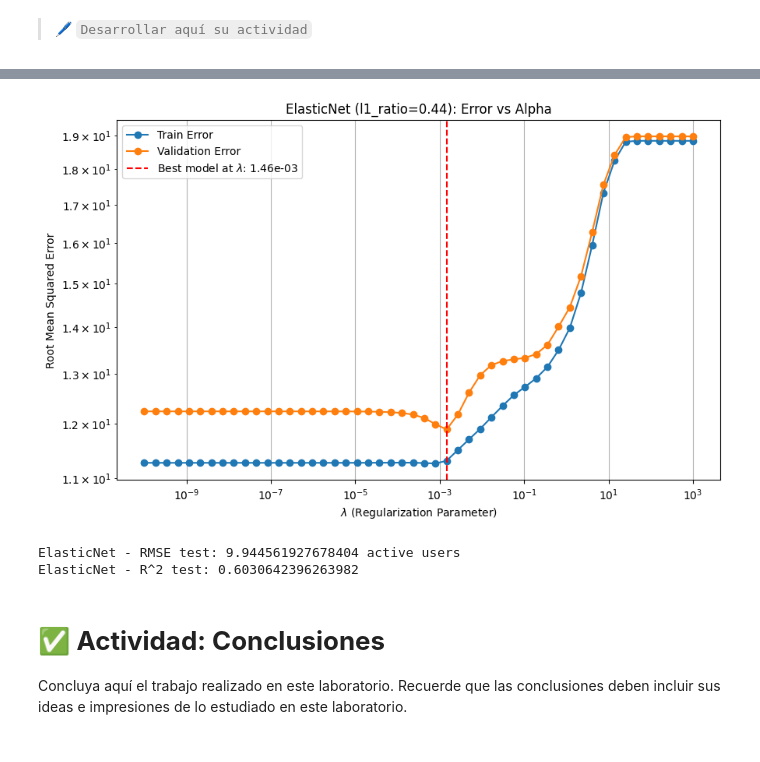
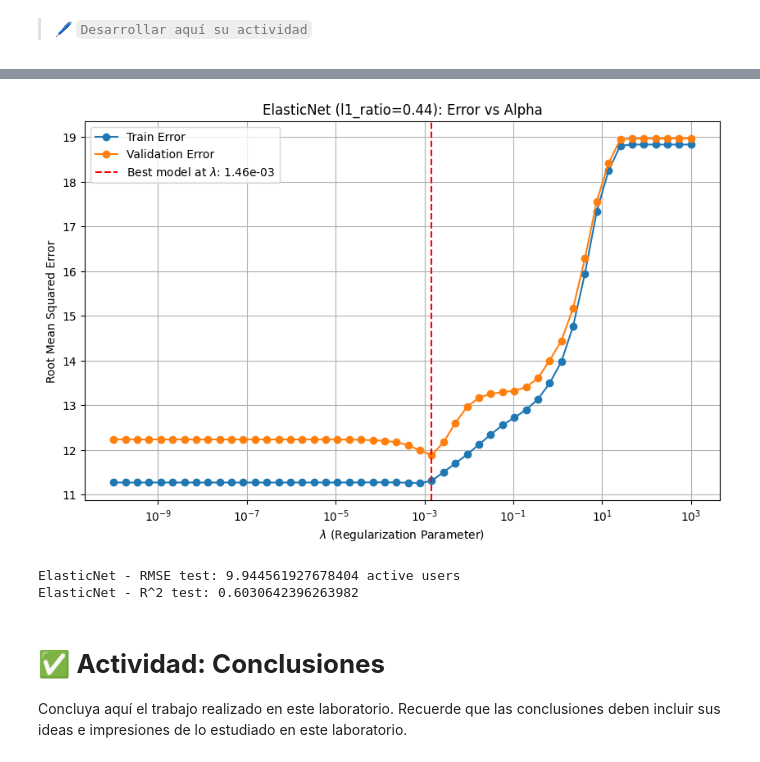
Before and after one commit to JeffAsDRK/Semana_4_IA, a Jupyter notebook: Planteamiento Active Users Lab Regression.ipynb, the cells around one changed output, grey strips where cells are left out. Saved outputs shown, nothing was run; the diff lists cells and outputs as text; code cells hidden in the pictures.

```diff
--- a/Planteamiento Active Users Lab Regression.ipynb
+++ b/Planteamiento Active Users Lab Regression.ipynb
@@ -640,35 +670,34 @@ for alpha in param_grid_en['reg__alpha']:
         idx = idx[0]
         errors_alpha_en.append((
             alpha,
             np.sqrt(-results_en['mean_train_score'][idx]),
             np.sqrt(-results_en['mean_test_score'][idx])
         ))
 
 alphas_en, train_errors_en, val_errors_en = zip(*errors_alpha_en)
 best_alpha_en = best_enet.named_steps['reg'].alpha
 
 # Gráfica
 plt.figure(figsize=(10, 6))
 plt.plot(alphas_en, train_errors_en, label='Train Error', marker='o')
 plt.plot(alphas_en, val_errors_en, label='Validation Error', marker='o')
 plt.axvline(x=best_alpha_en, color='r', linestyle='--', label=f'Best model at $\lambda$: {best_alpha_en:.2e}')
 plt.xscale('log')
-plt.yscale('log')
 plt.xlabel('$\lambda$ (Regularization Parameter)')
 plt.ylabel('Root Mean Squared Error')
 plt.title(f'ElasticNet (l1_ratio={best_l1_ratio:.2f}): Error vs Alpha')
 plt.grid(True)
 plt.legend()
 plt.show()
 
 # Evaluación
 best_enet.fit(train_df[['hour']], train_df['users'])
 predictions_enet = best_enet.predict(test_df[['hour']])
 rmse_enet, r2_enet = calculate_regression_metrics(best_enet, test_df[['hour']], test_df['users'])
 print("ElasticNet - RMSE test:", rmse_enet, "active users")
 print("ElasticNet - R^2 test:", r2_enet)
 # %% [output]
-[figure, old version]
+[figure, new version]
 ElasticNet - RMSE test: 9.944561927678404 active users
 ElasticNet - R^2 test: 0.6030642396263982
 # %% [markdown]
```
Also changed, not shown: parts of 3 cells of this notebook, 2 other files.
